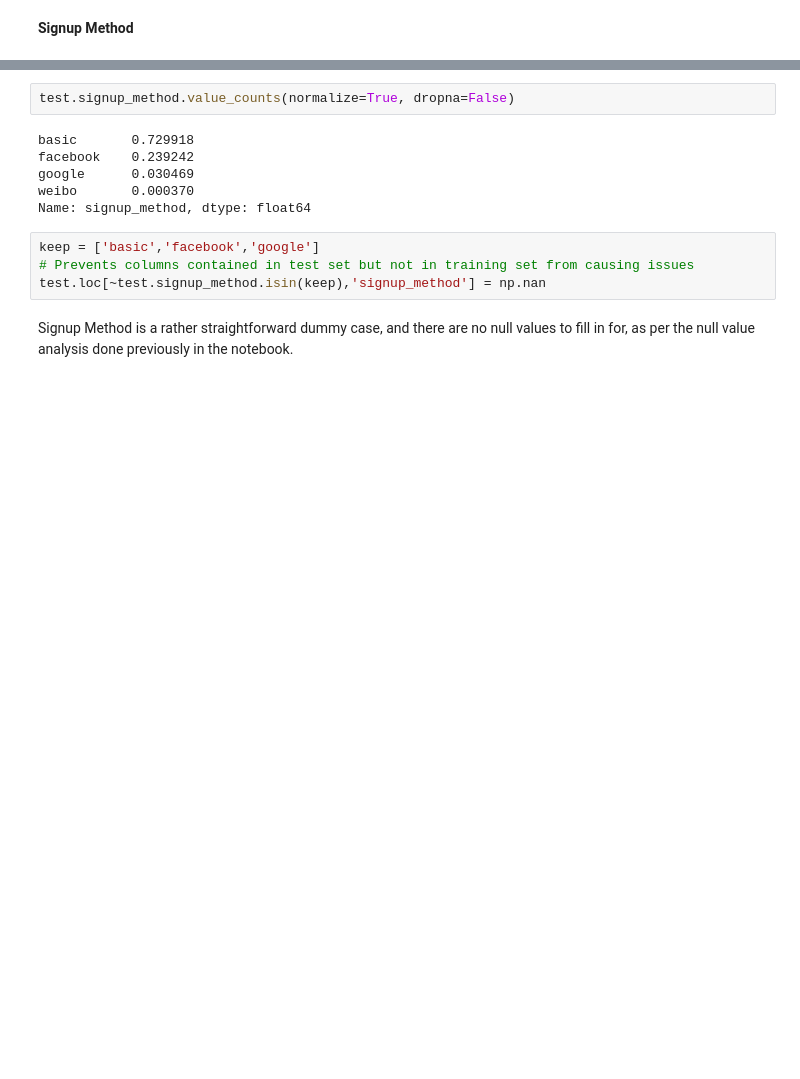
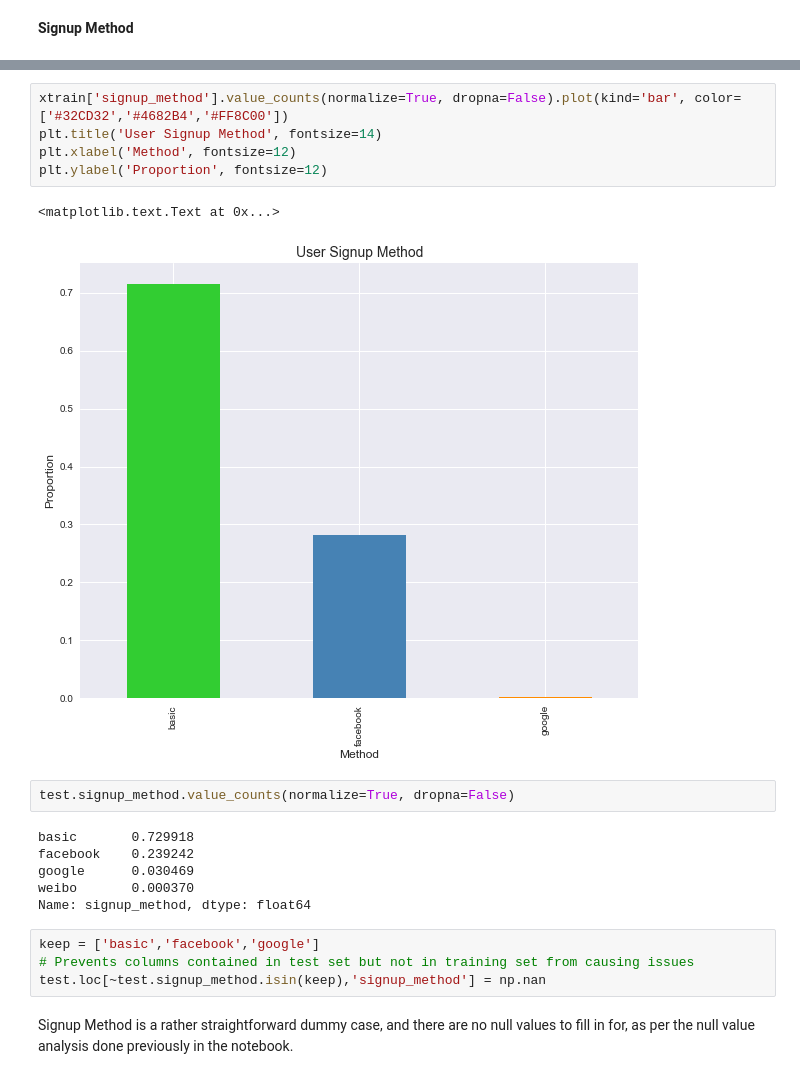
Before and after one commit to broad32/Project, a Jupyter notebook: Project.ipynb, the cells around one changed output, grey strips where cells are left out. Saved outputs shown, nothing was run; the diff lists cells and outputs as text; blank space fills up the shorter version.

```diff
--- a/Project.ipynb
+++ b/Project.ipynb
@@ -294,3 +288,11 @@ Name: signup_method, dtype: float64
+# %%
+xtrain['signup_method'].value_counts(normalize=True, dropna=False).plot(kind='bar', color=['#32CD32','#4682B4','#FF8C00'])
+plt.title('User Signup Method', fontsize=14)
+plt.xlabel('Method', fontsize=12)
+plt.ylabel('Proportion', fontsize=12)
+# %% [output]
+<matplotlib.text.Text at 0x...>
+[figure, added]
 # %%
 test.signup_method.value_counts(normalize=True, dropna=False)
 # %% [output]
```
Also changed, not shown: parts of 8 cells of this notebook.
